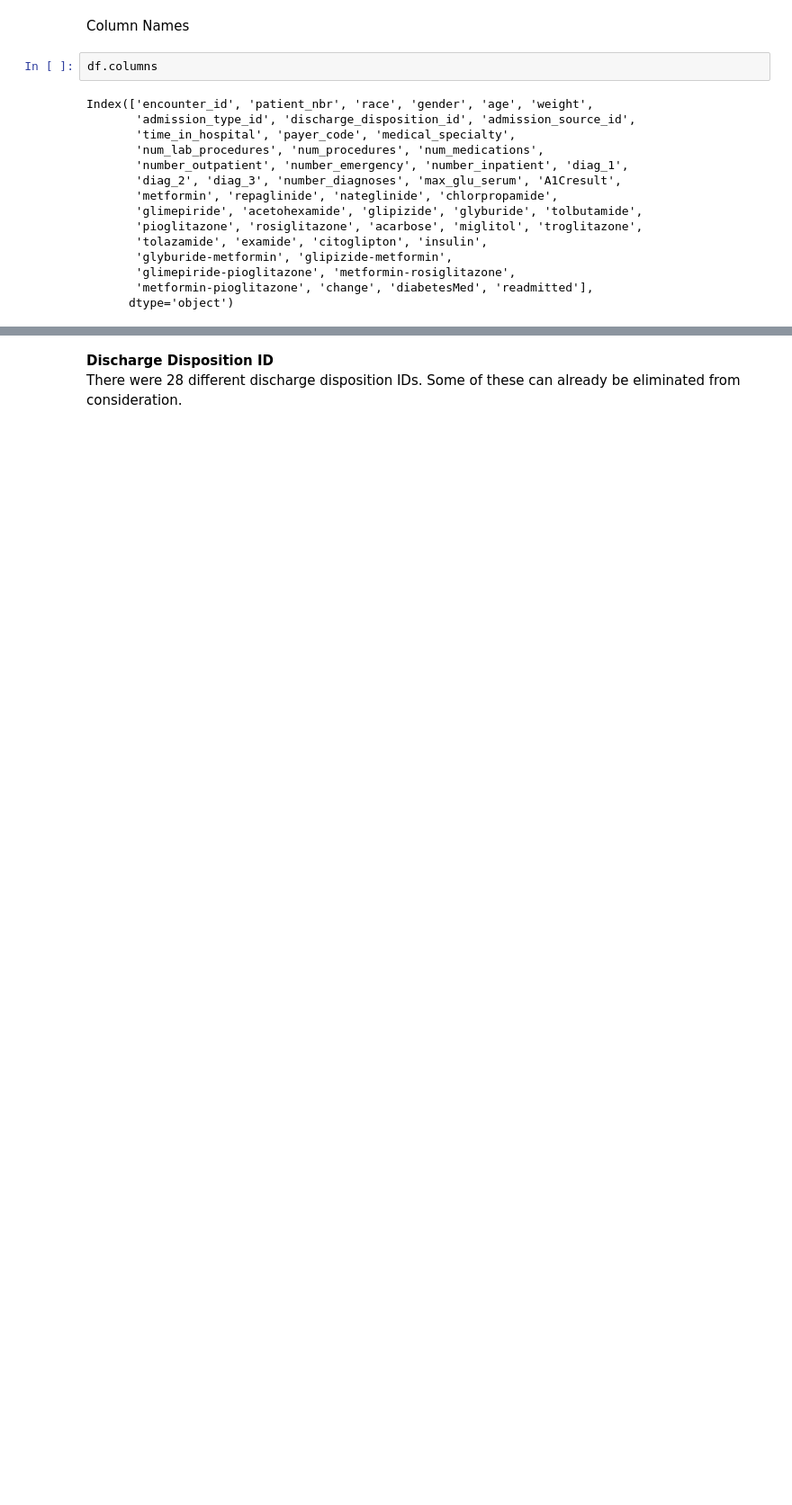
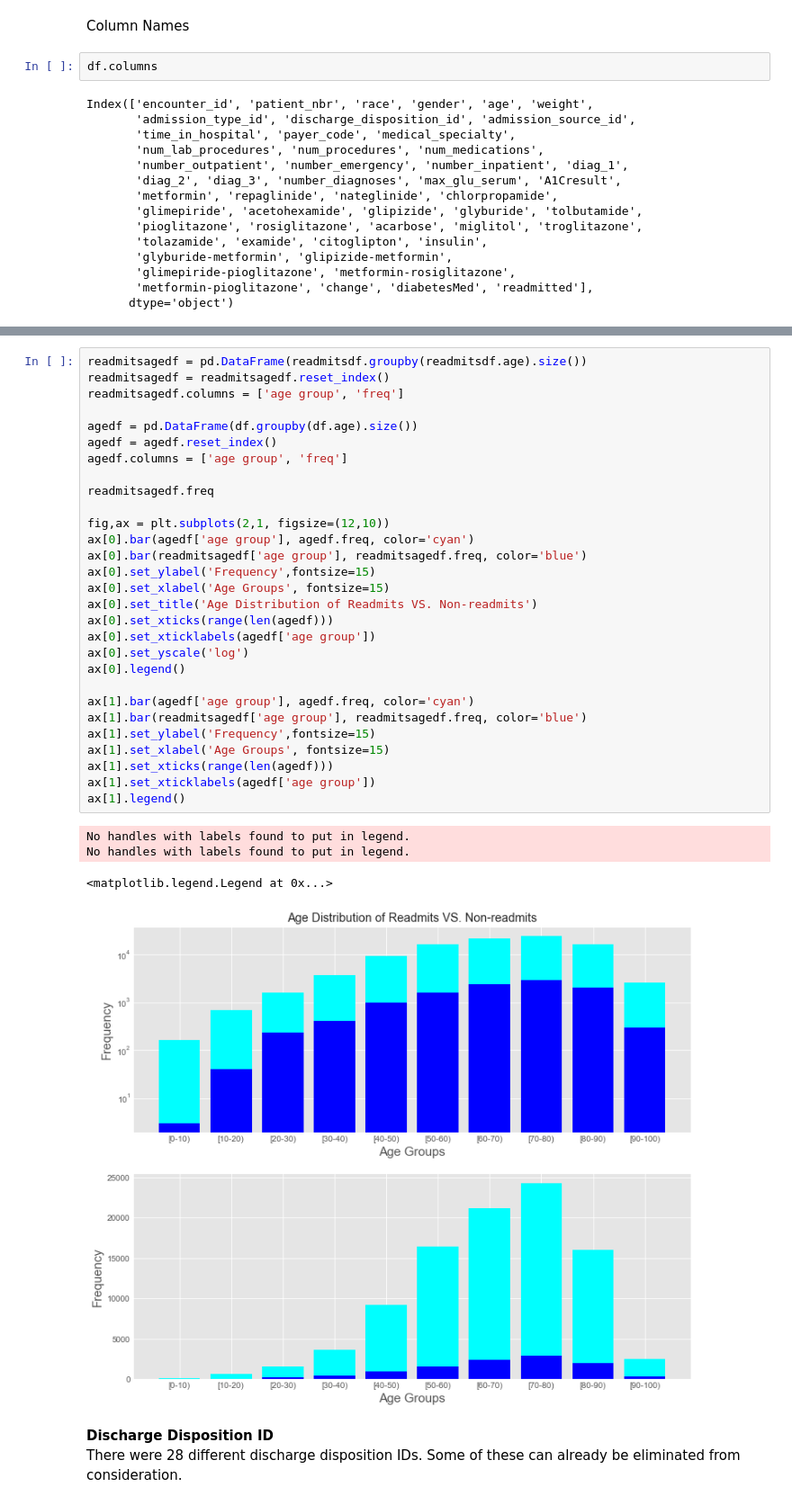
Before and after one commit to clstaub/Predicting_Hospital_Readmissions, a Jupyter notebook: Predicting_Hospital_Readmissions.ipynb, the cells around one changed output, grey strips where cells are left out. Shown at 90% size. Cells and saved outputs as stored; diff of their text form; blank space fills up the shorter version.

```diff
--- a/Predicting_Hospital_Readmissions.ipynb
+++ b/Predicting_Hospital_Readmissions.ipynb
@@ -97,3 +182,37 @@ plt.show()
+# %%
+readmitsagedf = pd.DataFrame(readmitsdf.groupby(readmitsdf.age).size())
+readmitsagedf = readmitsagedf.reset_index()
+readmitsagedf.columns = ['age group', 'freq']
+
+agedf = pd.DataFrame(df.groupby(df.age).size())
+agedf = agedf.reset_index()
+agedf.columns = ['age group', 'freq']
+
+readmitsagedf.freq
+
+fig,ax = plt.subplots(2,1, figsize=(12,10))
+ax[0].bar(agedf['age group'], agedf.freq, color='cyan')
+ax[0].bar(readmitsagedf['age group'], readmitsagedf.freq, color='blue')
+ax[0].set_ylabel('Frequency',fontsize=15)
+ax[0].set_xlabel('Age Groups', fontsize=15)
+ax[0].set_title('Age Distribution of Readmits VS. Non-readmits')
+ax[0].set_xticks(range(len(agedf)))
+ax[0].set_xticklabels(agedf['age group'])
+ax[0].set_yscale('log')
+ax[0].legend()
+
+ax[1].bar(agedf['age group'], agedf.freq, color='cyan')
+ax[1].bar(readmitsagedf['age group'], readmitsagedf.freq, color='blue')
+ax[1].set_ylabel('Frequency',fontsize=15)
+ax[1].set_xlabel('Age Groups', fontsize=15)
+ax[1].set_xticks(range(len(agedf)))
+ax[1].set_xticklabels(agedf['age group'])
+ax[1].legend()
+# %% [output]
+No handles with labels found to put in legend.
+No handles with labels found to put in legend.
+<matplotlib.legend.Legend at 0x...>
+[figure, added]
 # %% [markdown]
 **Discharge Disposition ID**<br>
 There were 28 different discharge disposition IDs. Some of these can already be eliminated from consideration.
```
Also changed, not shown: parts of 36 cells of this notebook, 1 other file.
